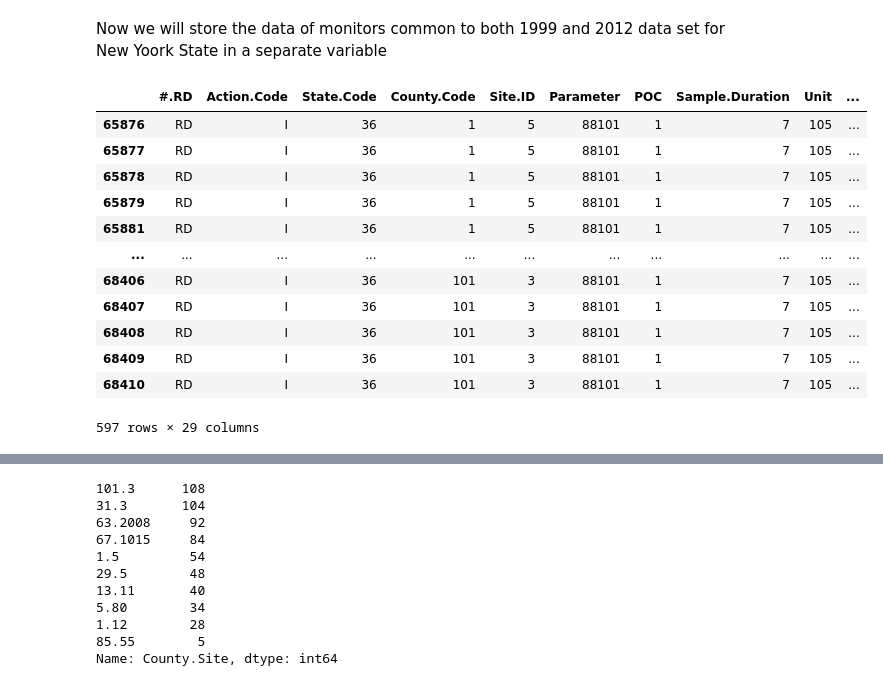
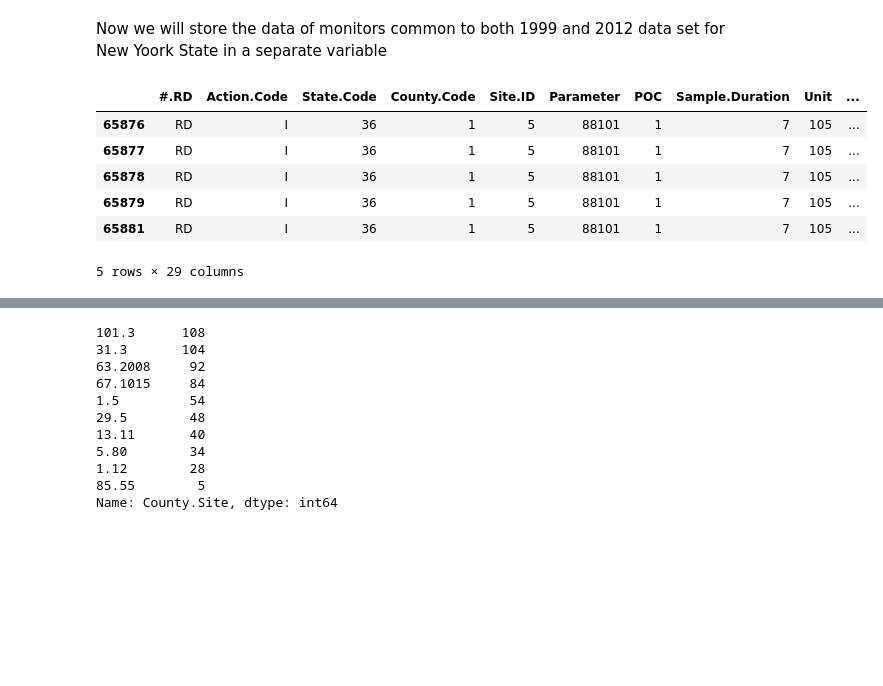
Before and after one commit to aviralwal/learning, a Jupyter notebook: Data Science/3 - Exploratory Data Analysis.ipynb, the cells around one changed output, grey strips where cells are left out. Cells and saved outputs as stored; diff of their text form; code cells hidden in the pictures; blank space fills up the shorter version.

```diff
--- a/Data Science/3 - Exploratory Data Analysis.ipynb
+++ b/Data Science/3 - Exploratory Data Analysis.ipynb
@@ -957,20 +930,14 @@ Name: County.Site, Length: 1231154, dtype: object
 Now we will store the data of monitors common to both 1999 and 2012 data set for New Yoork State in a separate variable
 # %%
 pm0_newyork = pm0.loc[(pm0['State.Code'] == 36) & (pm0['County.Site'].isin(commonSites))]
-pm0_newyork
+pm0_newyork.head()
 # %% [output]
 |  | #.RD | Action.Code | State.Code | County.Code | Site.ID | Parameter | POC | Sample.Duration | Unit | ... |
 | 65876 | RD | I | 36 | 1 | 5 | 88101 | 1 | 7 | 105 | ... |
 | 65877 | RD | I | 36 | 1 | 5 | 88101 | 1 | 7 | 105 | ... |
 | 65878 | RD | I | 36 | 1 | 5 | 88101 | 1 | 7 | 105 | ... |
 | 65879 | RD | I | 36 | 1 | 5 | 88101 | 1 | 7 | 105 | ... |
 | 65881 | RD | I | 36 | 1 | 5 | 88101 | 1 | 7 | 105 | ... |
-| ... | ... | ... | ... | ... | ... | ... | ... | ... | ... | ... |
-| 68406 | RD | I | 36 | 101 | 3 | 88101 | 1 | 7 | 105 | ... |
-| 68407 | RD | I | 36 | 101 | 3 | 88101 | 1 | 7 | 105 | ... |
-| 68408 | RD | I | 36 | 101 | 3 | 88101 | 1 | 7 | 105 | ... |
-| 68409 | RD | I | 36 | 101 | 3 | 88101 | 1 | 7 | 105 | ... |
-| 68410 | RD | I | 36 | 101 | 3 | 88101 | 1 | 7 | 105 | ... |
-597 rows × 29 columns
+5 rows × 29 columns
 # %%
 pm1_newyork = pm1.loc[(pm1['State.Code'] == 36) & (pm1['County.Site'].isin(commonSites))]
```
Also changed, not shown: parts of 22 cells of this notebook, 31 other files.
